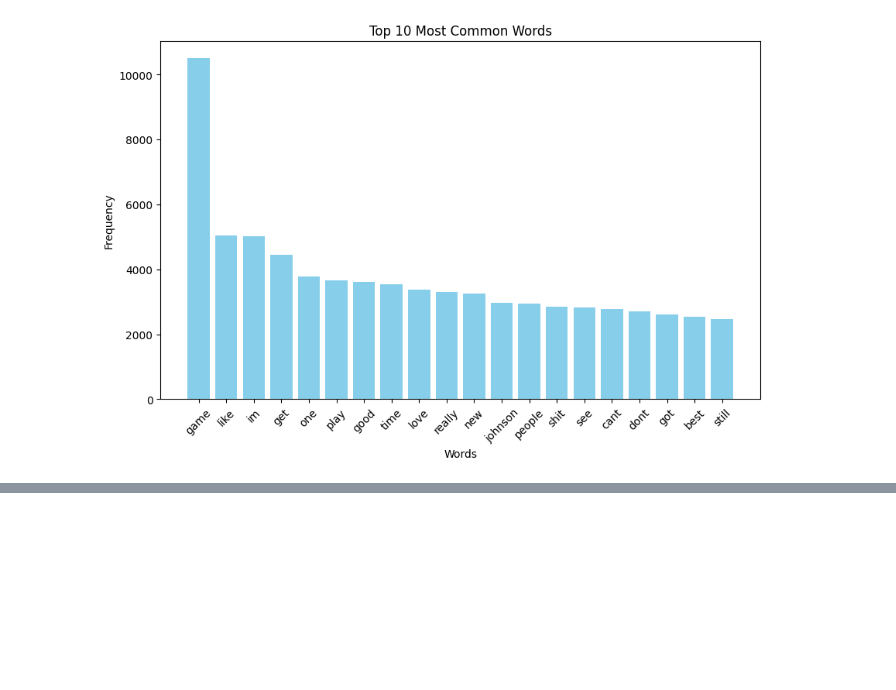
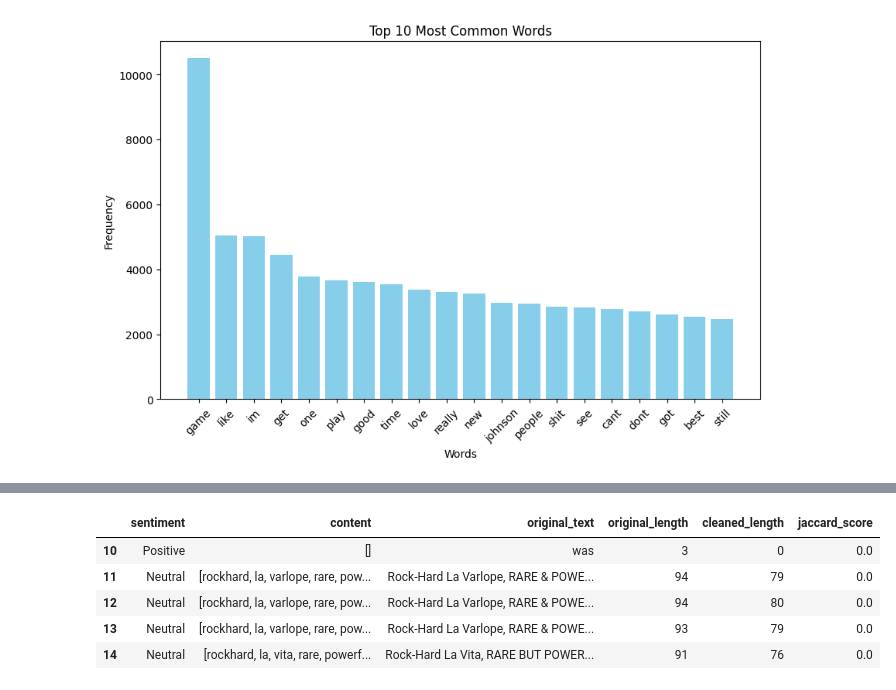
Before and after one commit to AaryanAnand10/Sentiment-Analysis-Using-Twitter-DataSet, a Jupyter notebook: Sentimental_Analysis.ipynb, the cells around one changed output, grey strips where cells are left out. Drawn from its saved outputs; the diff is of its cells as text; code cells hidden in the pictures; blank space fills up the shorter version.

```diff
--- a/Sentimental_Analysis.ipynb
+++ b/Sentimental_Analysis.ipynb
@@ -216,0 +227,10 @@ train['jaccard_score'].describe()
+# %%
+zero_jaccard_df = train[train['jaccard_score'] == 0]
+zero_jaccard_df.head()
+# %% [output]
+|  | sentiment | content | original_text | original_length | cleaned_length | jaccard_score |
+| 10 | Positive | [] | was | 3 | 0 | 0.0 |
+| 11 | Neutral | [rockhard, la, varlope, rare, pow... | Rock-Hard La Varlope, RARE & POWE... | 94 | 79 | 0.0 |
+| 12 | Neutral | [rockhard, la, varlope, rare, pow... | Rock-Hard La Varlope, RARE & POWE... | 94 | 80 | 0.0 |
+| 13 | Neutral | [rockhard, la, varlope, rare, pow... | Rock-Hard La Varlope, RARE & POWE... | 93 | 79 | 0.0 |
+| 14 | Neutral | [rockhard, la, vita, rare, powerf... | Rock-Hard La Vita, RARE BUT POWER... | 91 | 76 | 0.0 |
```
Also changed, not shown: parts of 21 cells of this notebook.
